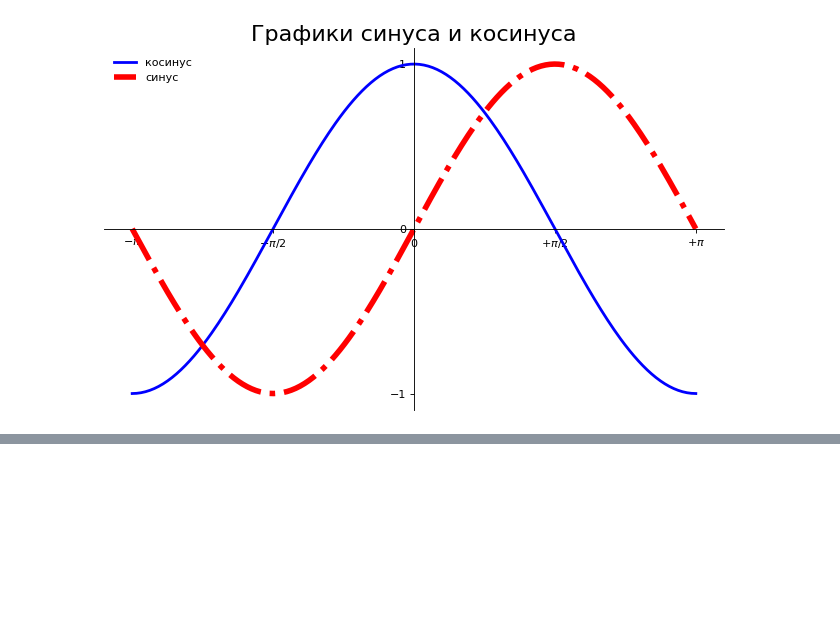
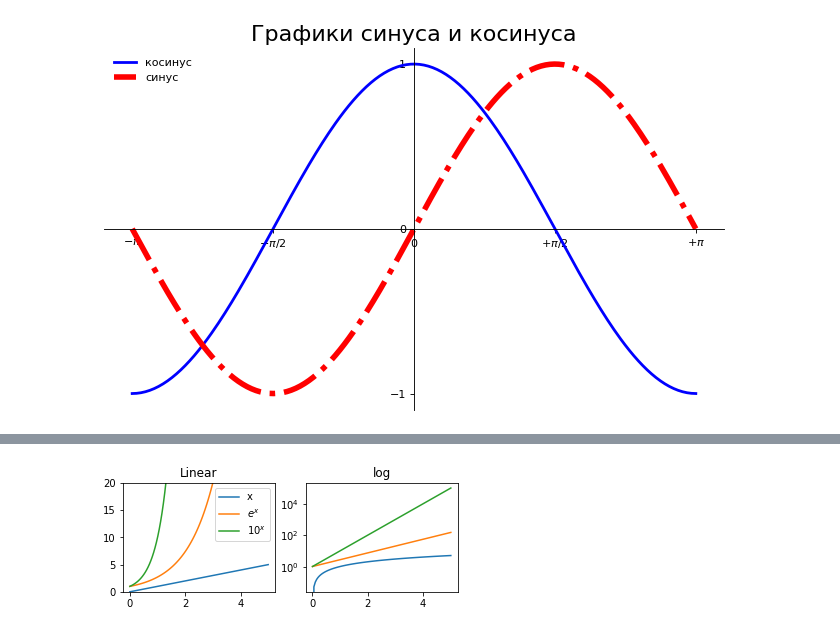
Before and after one commit to tatyderb/m2020, a Jupyter notebook: 1_visualization/1_simple_plot.ipynb, the cells around one changed output, grey strips where cells are left out. Cells and saved outputs as stored; diff of their text form; code cells hidden in the pictures; blank space fills up the shorter version.

```diff
--- a/1_visualization/1_simple_plot.ipynb
+++ b/1_visualization/1_simple_plot.ipynb
@@ -431,0 +512,27 @@ plt.show()
+# %%
+x = np.linspace(0, 5, 100)
+y1 = x
+y2 = np.exp(x)
+y3 = 10**x
+
+plt.figure(figsize=(6, 2))
+
+plt.subplot(1, 2, 1)
+plt.ylim(0, 20)
+plt.plot(x, y1, label='x')
+plt.plot(x, y2, label=r'$e^x$')
+plt.plot(x, y3, label=r'$10^x$')
+plt.title('Linear')
+plt.legend()
+
+plt.subplot(1, 2, 2)
+plt.yscale('log')
+plt.plot(x, y1, label='x')
+plt.plot(x, y2, label=r'$e^x$')
+plt.plot(x, y3, label=r'$10^x$')
+plt.title('log')
+
+plt.savefig("picture.png")
+plt.savefig("picture2.svg", transparent=True)
+# %% [output]
+[figure, added]
```
Also changed, not shown: parts of 10 cells of this notebook, 1 other file.
